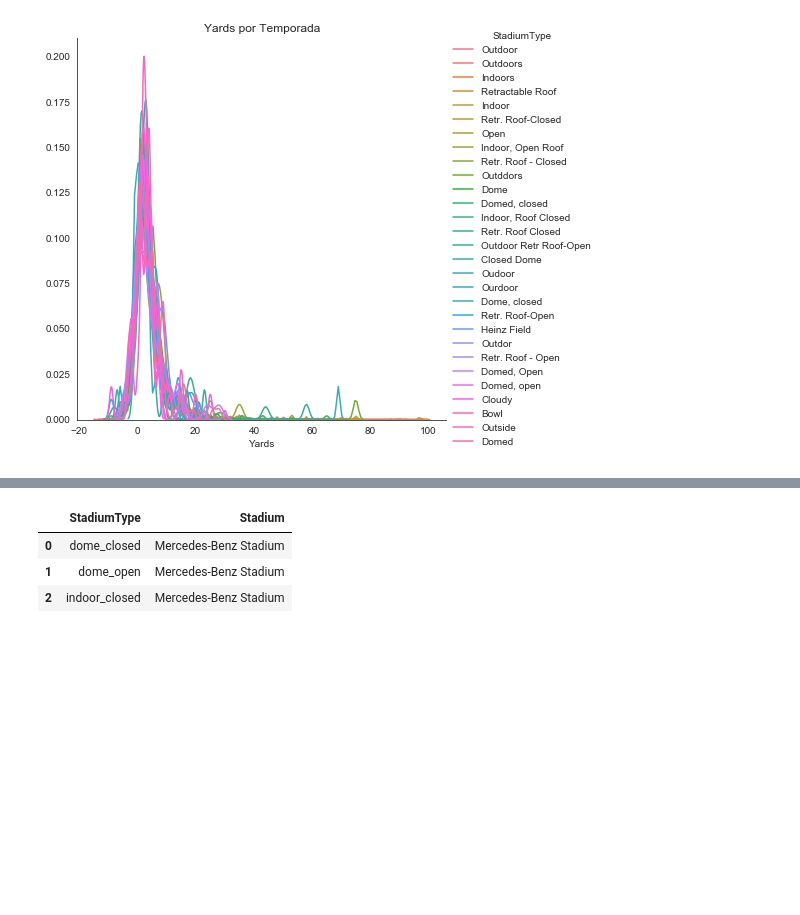
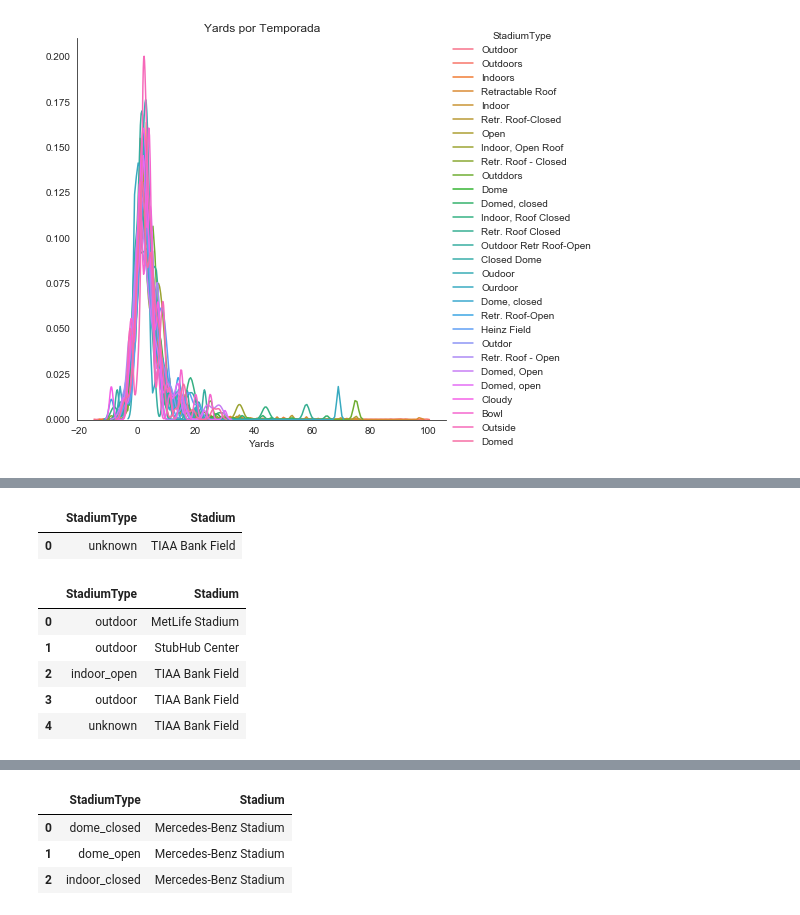
Before and after one commit to RodrigoLima82/kaggle_nfl_big_data_bowl, a Jupyter notebook: kernel/NFL_Data_Exploration.ipynb, the cells around one changed output, grey strips where cells are left out. Cells and saved outputs as stored; diff of their text form; code cells hidden in the pictures; blank space fills up the shorter version.

```diff
--- a/kernel/NFL_Data_Exploration.ipynb
+++ b/kernel/NFL_Data_Exploration.ipynb
@@ -363,0 +322,28 @@ g.despine(bottom=True, left=True)
+# %%
+# Verificando quais sao os estadios que ficaram com tipo de estadio indefinido
+# Sao tres estadios
+# Vou dar uma olhada para saber se tem um tipo definido para eles
+q1 = """SELECT StadiumType, Stadium
+          FROM train
+        WHERE StadiumType = 'unknown'
+        GROUP BY StadiumType, Stadium"""
+ps.sqldf(q1, locals())
+# %% [output]
+|  | StadiumType | Stadium |
+| 0 | unknown | TIAA Bank Field |
+# %%
+# Para o MetLife Stadium
+# Vou tentar encaixar o tipo indefinido
+q1 = """SELECT StadiumType, Stadium
+          FROM train
+        WHERE Stadium IN ('MetLife Stadium', 'StubHub Center', 'TIAA Bank Field')
+        GROUP BY StadiumType, Stadium
+        ORDER BY Stadium, StadiumType"""
+ps.sqldf(q1, locals())
+# %% [output]
+|  | StadiumType | Stadium |
+| 0 | outdoor | MetLife Stadium |
+| 1 | outdoor | StubHub Center |
+| 2 | indoor_open | TIAA Bank Field |
+| 3 | outdoor | TIAA Bank Field |
+| 4 | unknown | TIAA Bank Field |
```
Also changed, not shown: parts of 14 cells of this notebook, 2 other files.
